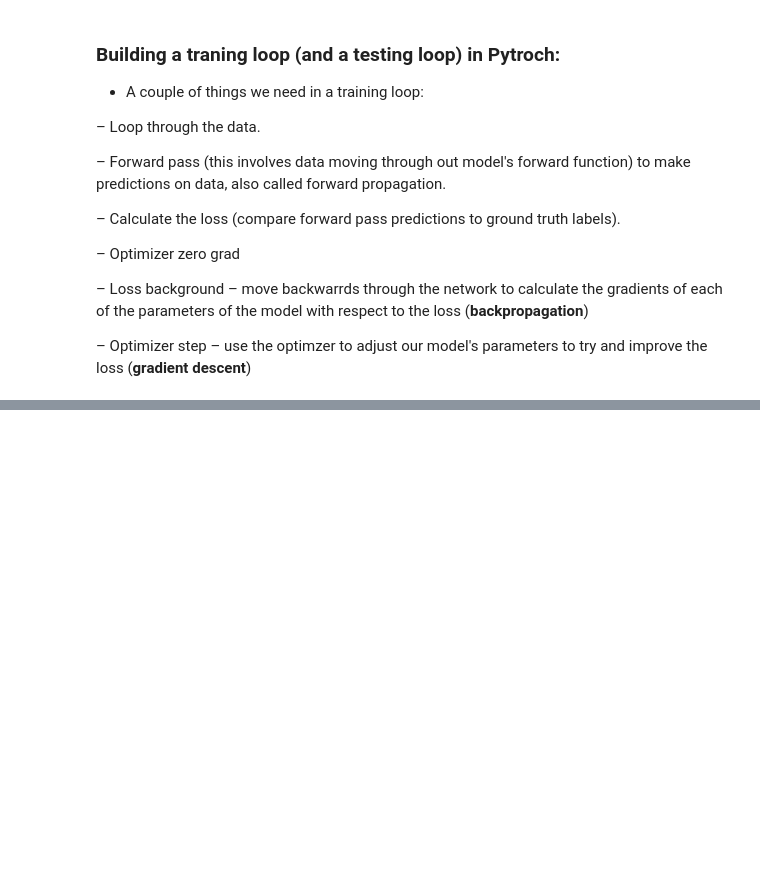
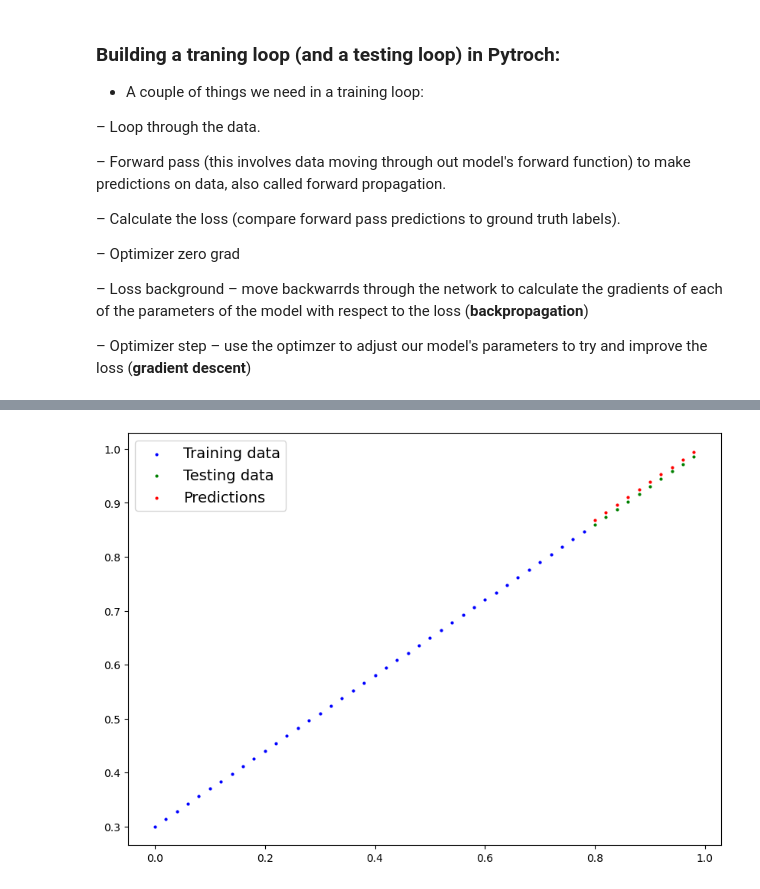
Before and after one commit to thewallandus/ml-with-pytorch, a Jupyter notebook: 01_pytorch_workflow_fundamentals_video.ipynb, the cells around one changed output, grey strips where cells are left out. Drawn from its saved outputs; the diff is of its cells as text; code cells hidden in the pictures; blank space fills up the shorter version.

```diff
--- a/01_pytorch_workflow_fundamentals_video.ipynb
+++ b/01_pytorch_workflow_fundamentals_video.ipynb
@@ -302,8 +302,10 @@ L1Loss()
 
 – Optimizer step – use the optimzer to adjust our model's parameters to try and improve the loss (**gradient descent**)
 # %%
+torch.manual_seed(42)
+
 # An epoch is one loop through the data...(this is a hyperparameter because we've set it ourselves)
-epochs = 1
+epochs = 50
 
 ### Training
 # 0. Loop through the data
@@ -316,6 +318,7 @@ for epoch in range(epochs):
 
   # 2.Calculate the loss
   loss = loss_fn(y_pred, y_train)
+  print(f"Loss: {loss}")
 
   #3. Optimizer zero grad (they accumulate by default)
   optimizer.zero_grad()
@@ -326,4 +329,7 @@ for epoch in range(epochs):
   #5. Step the optimizer
   optimizer.step() # by default how the optimizer changes with accumulate through the loop so... we have to zero them above in step 3 for the next iteration of the loop
 
-  # model_0.eval() # turns off gradient tracking
+  model_0.eval() # turns off gradient tracking
+
+  # Print our model state_dict()
+  print(model_0.state_dict())
@@ -329,0 +354,3 @@ for epoch in range(epochs):
+# %%
+with torch.inference_mode():
+  y_preds_new = model_0(X_test)
@@ -329,0 +365,4 @@ for epoch in range(epochs):
+# %%
+plot_predictions(predictions=y_preds_new)
+# %% [output]
+[figure, added]
```
Also changed, not shown: parts of 3 cells of this notebook.
